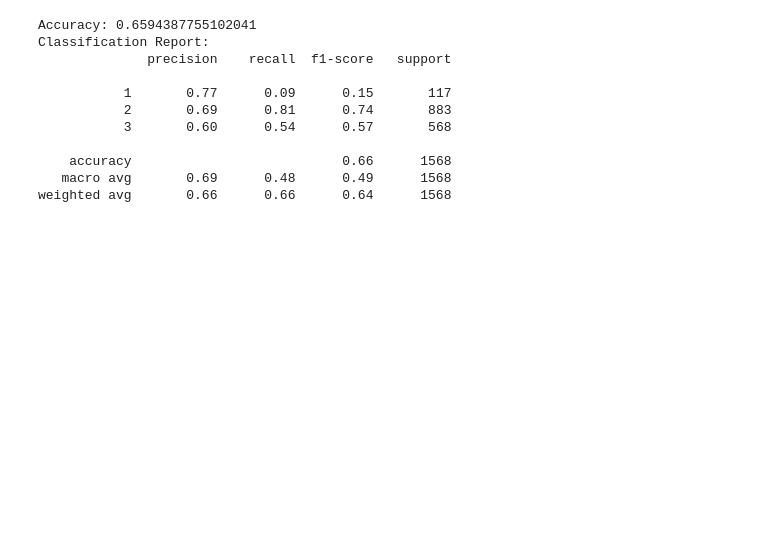
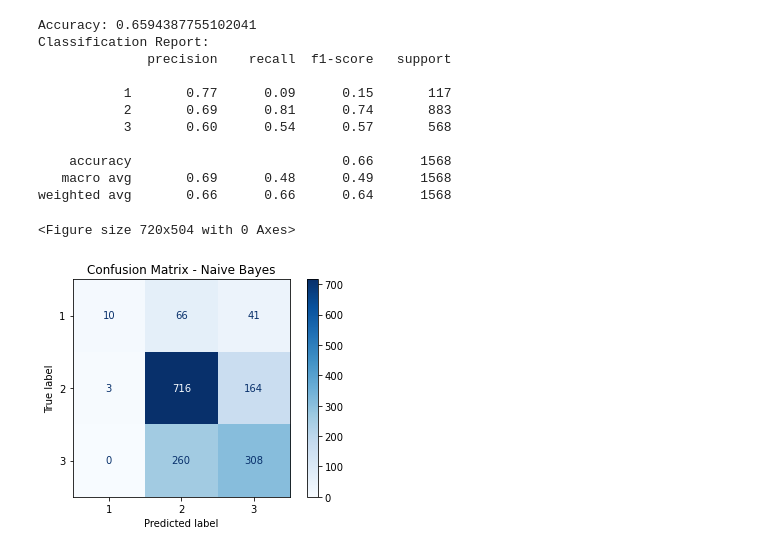
Before and after one commit to byrdwcrawford/NLP-Sentiment-Classification, a Jupyter notebook: NLP Notebook-ColumnTransformer.ipynb, the cells around one changed output. Saved outputs shown, nothing was run; the diff lists cells and outputs as text; code cells hidden in the pictures; blank space fills up the shorter version.

```diff
--- a/NLP Notebook-ColumnTransformer.ipynb
+++ b/NLP Notebook-ColumnTransformer.ipynb
@@ -1174,10 +1185,9 @@ Finetuning Gradient Bossting model via GridSearchCV
 # %%
 # Define the parameter grid for GridSearchCV
 param_grid = {
-    'classifier__n_estimators': [10, 20],
-    'classifier__learning_rate': [0.01, 0.1],
-    'classifier__max_depth': [3, 4],
-    'classifier__subsample': [0.8, 1.0]
+    'classifier__n_estimators': [5, 10],
+    'classifier__learning_rate': [0.1, 0.2],
+    'classifier__max_depth': [2, 4],
 }
 
 # Set up GridSearchCV with the Gradient Boosting pipeline
@@ -1303,8 +1313,10 @@ weighted avg       0.64      0.65      0.63      1568
 Let's do the same thing, but with with our finetuned models to see the difference.  Stacking first.
 # %%
 # Converting _train and X_test to dataframes for modeling
-X_train = pd.DataFrame(X_train, columns=['pos_tagged_text', 'bigrams', 'trigrams'])
-X_test = pd.DataFrame(X_test, columns=['pos_tagged_text', 'bigrams', 'trigrams'])
+X_train = pd.DataFrame(X_train, columns=['pos_tagged_text', 'bigrams', 'trigrams', 'brand_iPhone', 'brand_iPad', 'brand_Apple', 'brand_Google', 'brand_Android']
+)
+X_test = pd.DataFrame(X_test, columns=['pos_tagged_text', 'bigrams', 'trigrams', 'brand_iPhone', 'brand_iPad', 'brand_Apple', 'brand_Google', 'brand_Android']
+)
 
 # Define the best models from grid search
 best_tree_model = DecisionTreeClassifier()
@@ -1330,9 +1342,9 @@ stacking_clf = Pipeline(steps=[
 stacking_clf.fit(X_train, y_train)
 
 # Make predictions and evaluate the stacking pipeline
-y_pred_stacking = stacking_clf.predict(X_test)
+y_pred_stacking_ft = stacking_clf.predict(X_test)
 stack_accuracy = stacking_clf.score(X_test, y_test)
 print(f'Stacking Classifier Accuracy: {stack_accuracy:.2f}')
 print("Stacking Classifier Classification Report:")
-print(classification_report(y_test, y_pred_stacking))
+print(classification_report(y_test, y_pred_stacking_ft))
 # %% [output]
@@ -1420,3 +1432,15 @@ Classification Report:
     accuracy                           0.66      1568
    macro avg       0.69      0.48      0.49      1568
 weighted avg       0.66      0.66      0.64      1568
+# %%
+import matplotlib.pyplot as plt
+from sklearn.metrics import ConfusionMatrixDisplay
+
+# Visualization: Confusion Matrix
+plt.figure(figsize=(10, 7))
+ConfusionMatrixDisplay.from_estimator(bayesian_pipeline, X_test, y_test, cmap='Blues')
+plt.title('Confusion Matrix - Naive Bayes')
+plt.show()
+# %% [output]
+<Figure size 720x504 with 0 Axes>
+[figure, added]
```
Also changed, not shown: parts of 18 cells of this notebook, 3 other files.
